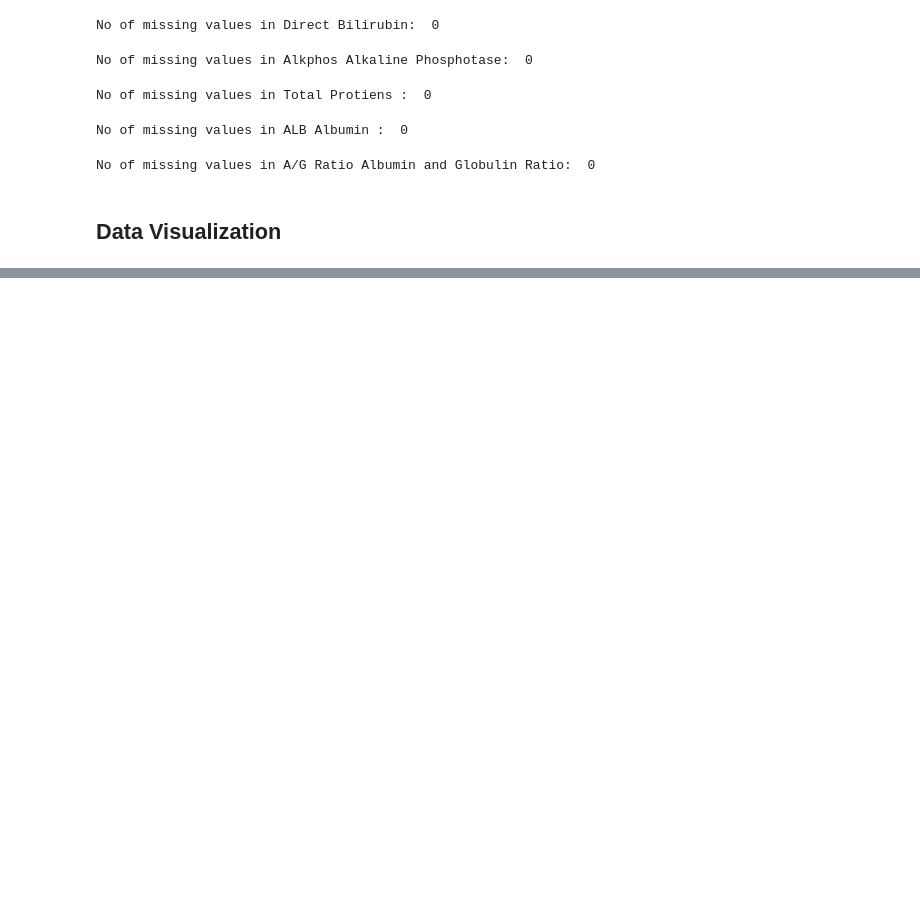
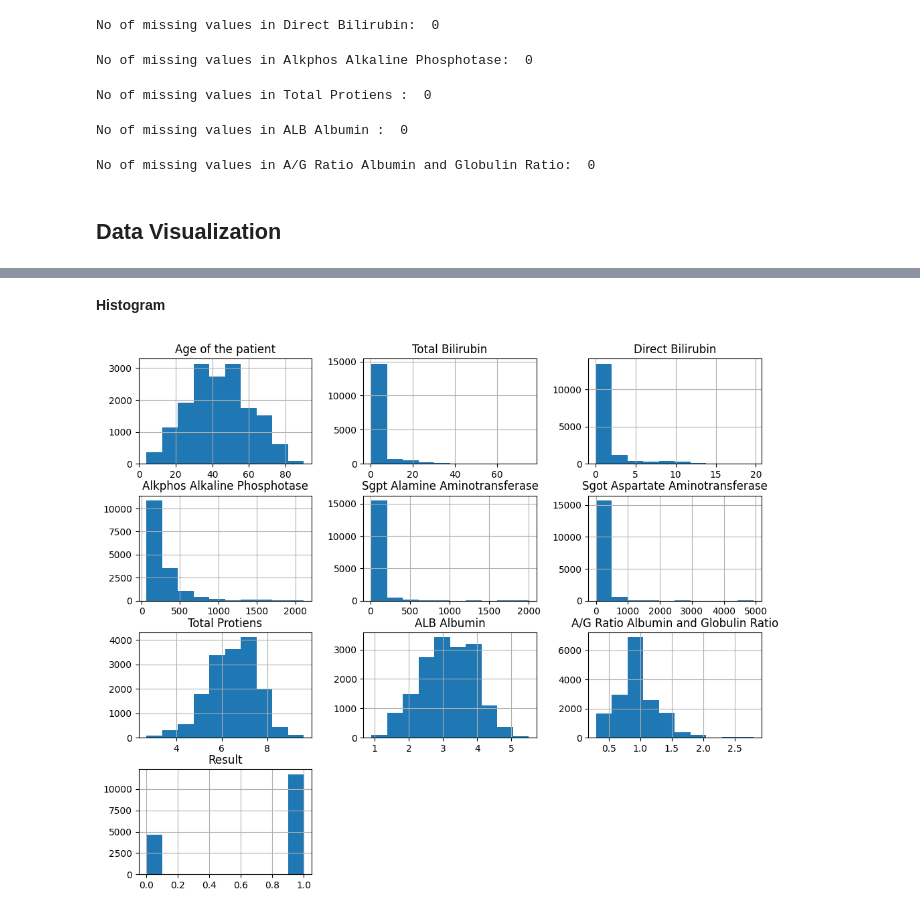
Before and after one commit to PrakharAgrawal123/AI-Health-Prediction, a Jupyter notebook: diabetes-prediction-master/training/liver_prediction.ipynb, the cells around one changed output, grey strips where cells are left out. Cells and saved outputs as stored; diff of their text form; code cells hidden in the pictures; blank space fills up the shorter version.

```diff
--- a/diabetes-prediction-master/training/liver_prediction.ipynb
+++ b/diabetes-prediction-master/training/liver_prediction.ipynb
@@ -123,0 +147,7 @@ No of missing values in A/G Ratio Albumin and Globulin Ratio:  0
+# %% [markdown]
+**Histogram**
+# %%
+df.hist(figsize=(12,10), bins=10)
+plt.show()
+# %% [output]
+[figure, added]
```
Also changed, not shown: parts of 11 cells of this notebook.
